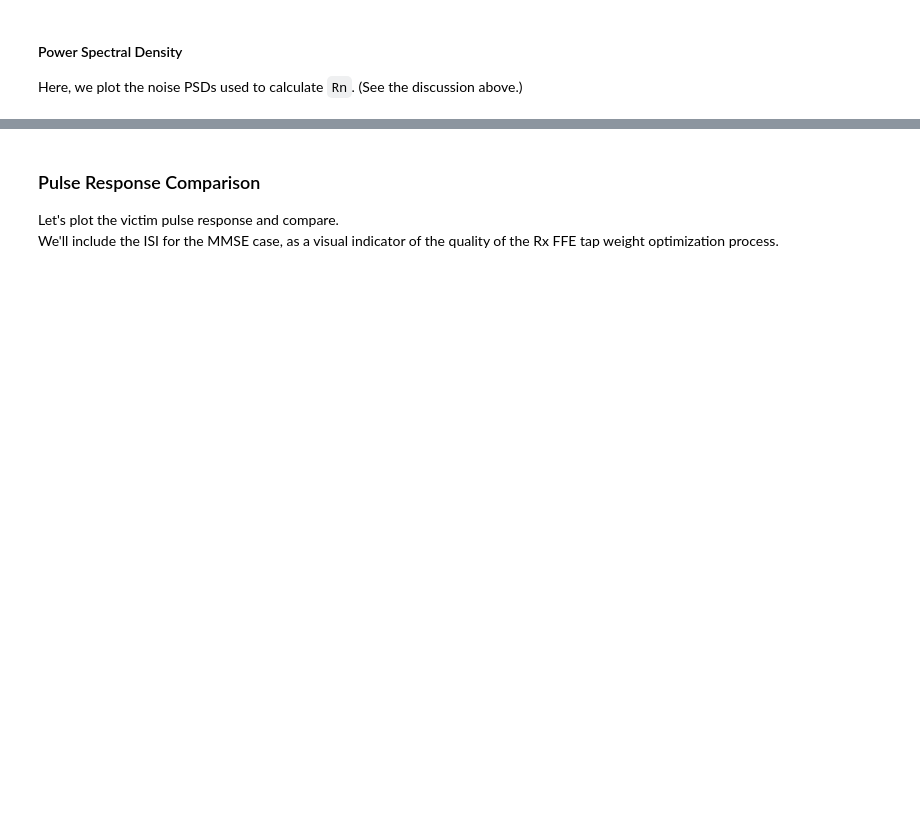
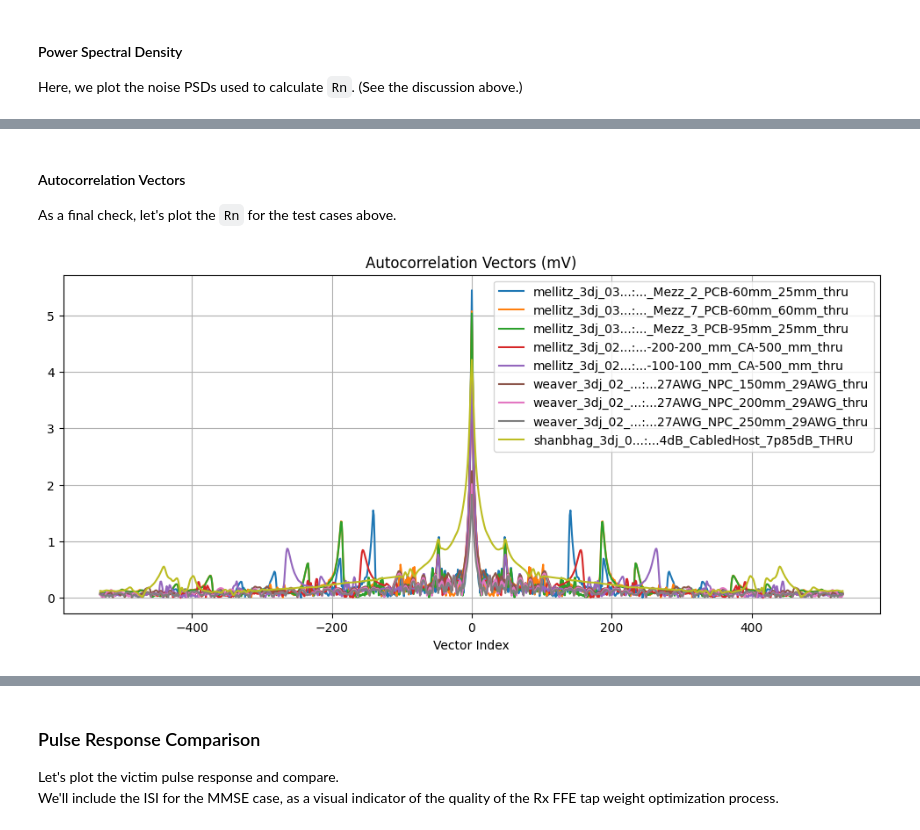
Before and after one commit to capn-freako/PyChOpMarg, a Jupyter notebook: PyChOpMarg_8023dj.ipynb, the cells around one changed output, grey strips where cells are left out. Saved outputs shown, nothing was run; the diff lists cells and outputs as text; code cells hidden in the pictures; blank space fills up the shorter version.

```diff
--- a/PyChOpMarg_8023dj.ipynb
+++ b/PyChOpMarg_8023dj.ipynb
@@ -649,0 +618,23 @@ plt.axis(xmin=1150, xmax=1200)
+# %% [markdown]
+#### Autocorrelation Vectors
+
+As a final check, let's plot the `Rn` for the test cases above.
+# %%
+plt.figure(figsize=(12, 5))
+for grp in theCOMs.keys():
+    for lbl in theCOMs[grp].keys():
+        com  = theCOMs[grp][lbl]
+        theNoiseCalc = com.theNoiseCalc
+        Rn = np.abs(theNoiseCalc.Rn())
+        assert all(Rn >= 0)
+        assert not any(np.isnan(Rn))
+        ix = np.arange(len(Rn)) - len(Rn) // 2
+        plt.plot(ix, fftshift(np.sqrt(Rn)) * 1e3, label=grp[:14]+"...:..."+lbl[-26:])
+plt.title("Autocorrelation Vectors (mV)")
+plt.xlabel("Vector Index")
+# plt.axis(ymin=-200, ymax=-135)
+plt.grid()
+plt.legend()
+plt.show()
+# %% [output]
+[figure, added]
```
Also changed, not shown: parts of 31 cells of this notebook, 5 other files.
